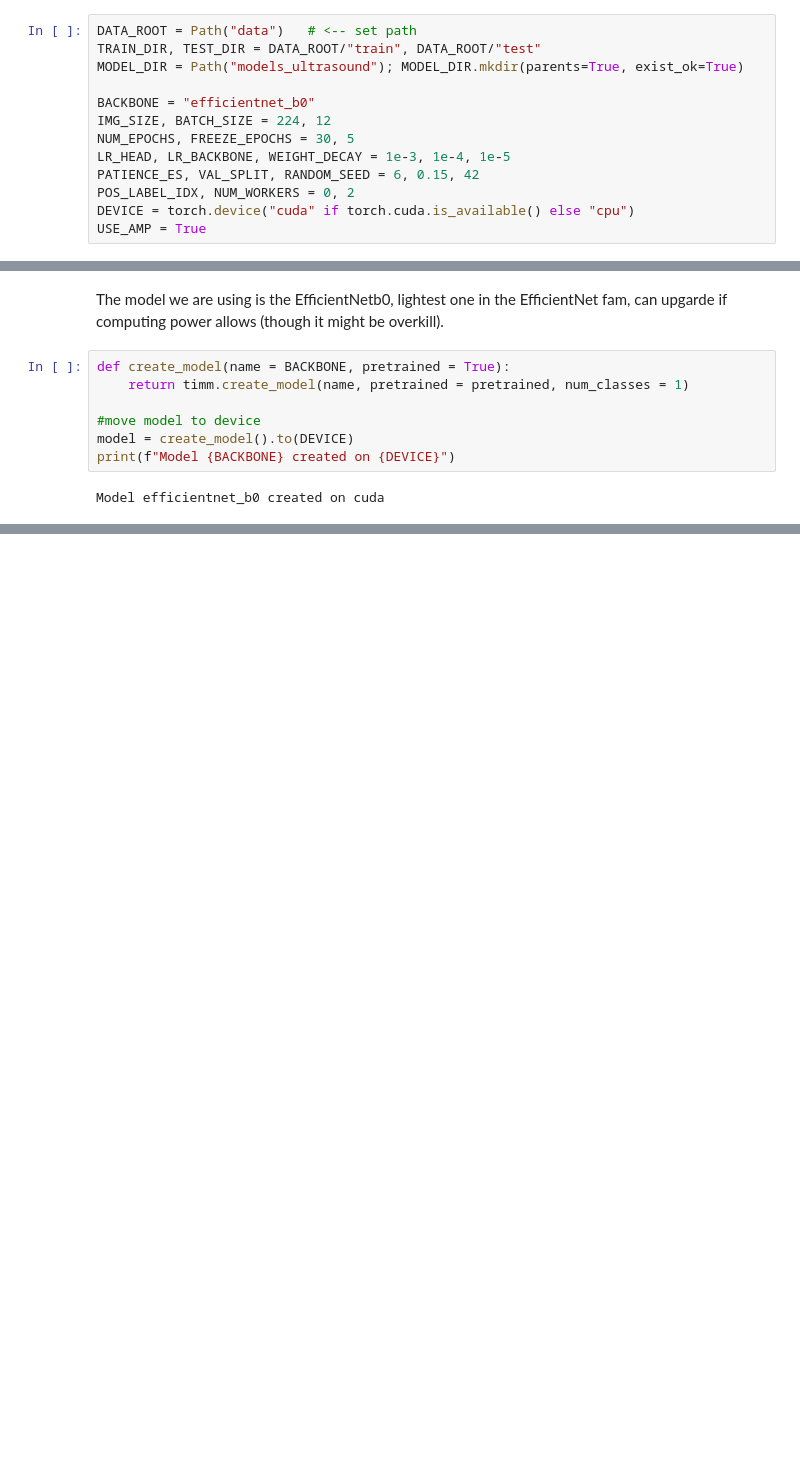
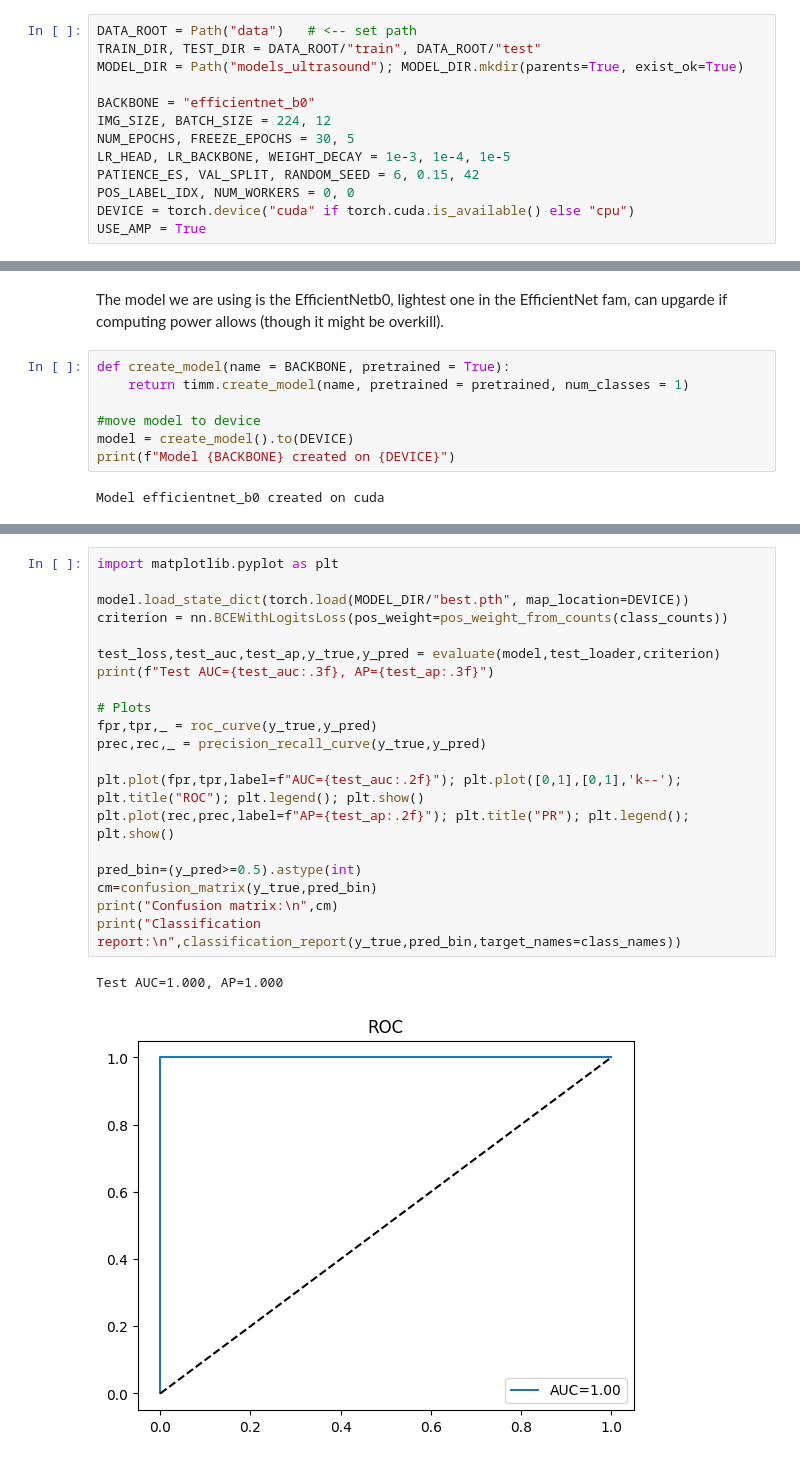
Before and after one commit to Xerass/PCOS_ML, a Jupyter notebook: ImageModel/image_model.ipynb, the cells around one changed output, grey strips where cells are left out. Drawn from its saved outputs; the diff is of its cells as text; blank space fills up the shorter version.

```diff
--- a/ImageModel/image_model.ipynb
+++ b/ImageModel/image_model.ipynb
@@ -30,7 +23,7 @@ IMG_SIZE, BATCH_SIZE = 224, 12
 NUM_EPOCHS, FREEZE_EPOCHS = 30, 5
 LR_HEAD, LR_BACKBONE, WEIGHT_DECAY = 1e-3, 1e-4, 1e-5
 PATIENCE_ES, VAL_SPLIT, RANDOM_SEED = 6, 0.15, 42
-POS_LABEL_IDX, NUM_WORKERS = 0, 2
+POS_LABEL_IDX, NUM_WORKERS = 0, 0
 DEVICE = torch.device("cuda" if torch.cuda.is_available() else "cpu")
 USE_AMP = True
 # %%
@@ -142,0 +318,23 @@ def pos_weight_from_counts(counts):
+# %%
+import matplotlib.pyplot as plt
+
+model.load_state_dict(torch.load(MODEL_DIR/"best.pth", map_location=DEVICE))
+criterion = nn.BCEWithLogitsLoss(pos_weight=pos_weight_from_counts(class_counts))
+
+test_loss,test_auc,test_ap,y_true,y_pred = evaluate(model,test_loader,criterion)
+print(f"Test AUC={test_auc:.3f}, AP={test_ap:.3f}")
+
+# Plots
+fpr,tpr,_ = roc_curve(y_true,y_pred)
+prec,rec,_ = precision_recall_curve(y_true,y_pred)
+
+plt.plot(fpr,tpr,label=f"AUC={test_auc:.2f}"); plt.plot([0,1],[0,1],'k--'); plt.title("ROC"); plt.legend(); plt.show()
+plt.plot(rec,prec,label=f"AP={test_ap:.2f}"); plt.title("PR"); plt.legend(); plt.show()
+
+pred_bin=(y_pred>=0.5).astype(int)
+cm=confusion_matrix(y_true,pred_bin)
+print("Confusion matrix:\n",cm)
+print("Classification report:\n",classification_report(y_true,pred_bin,target_names=class_names))
+# %% [output]
+Test AUC=1.000, AP=1.000
+[figure, added]
```
Also changed, not shown: parts of 10 cells of this notebook.
